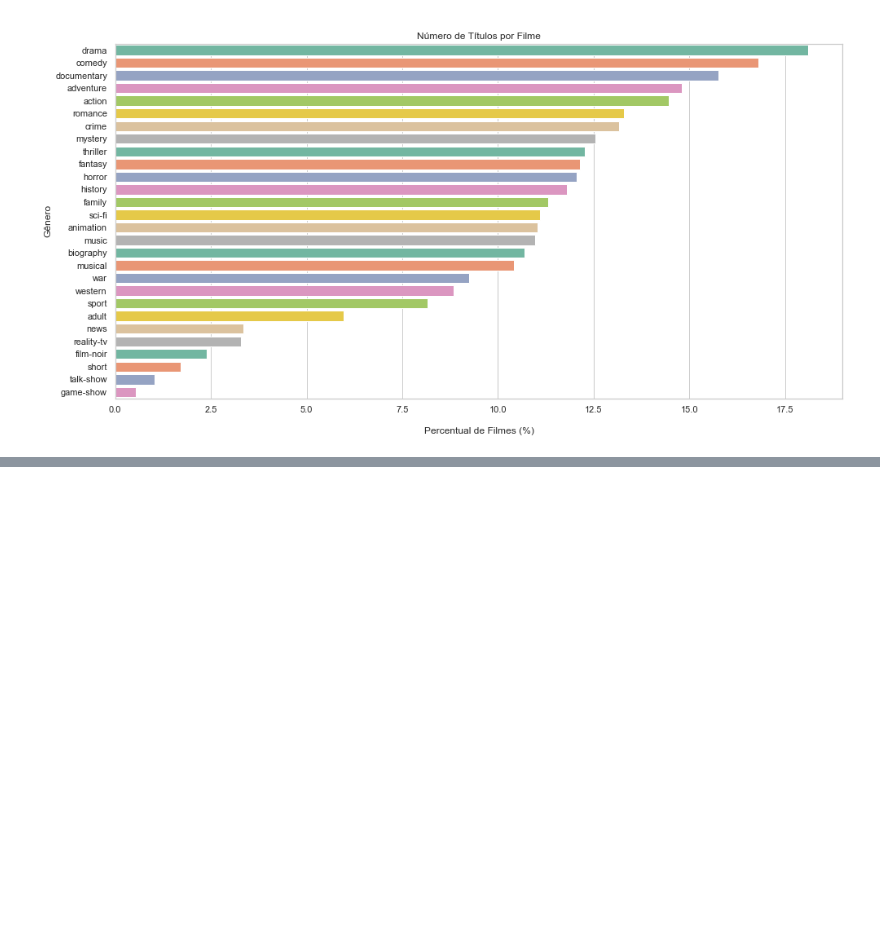
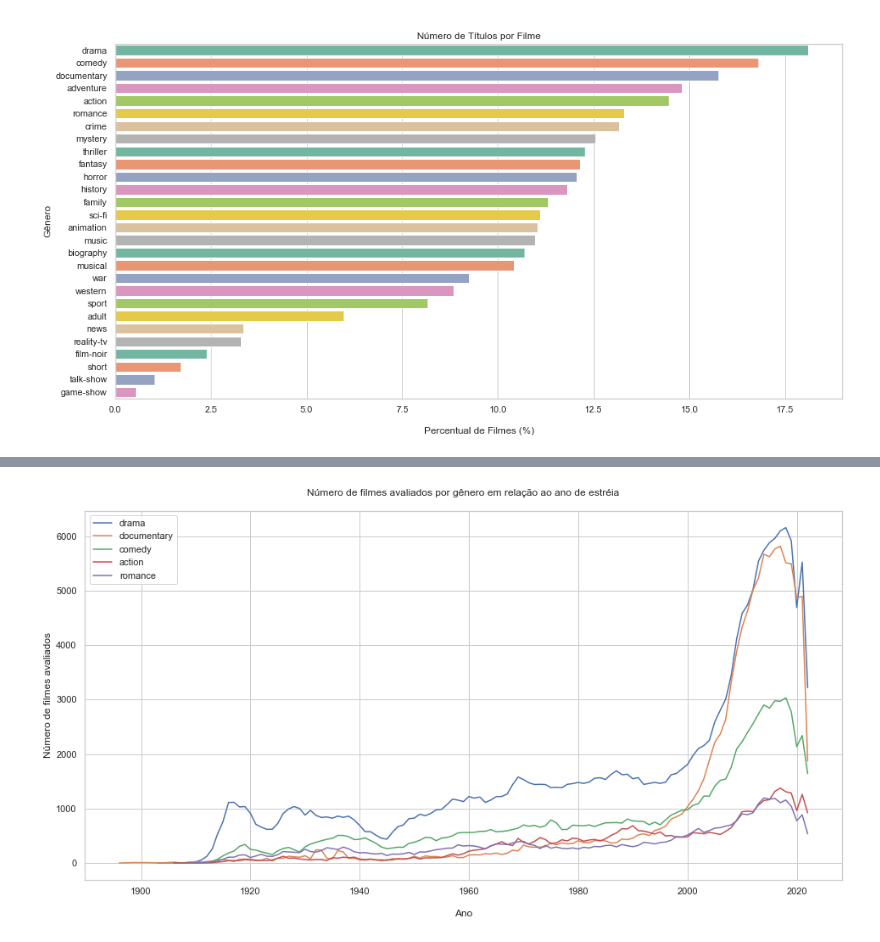
Before and after one commit to jrsilva051/MiniProjeto1-IMDB, a Jupyter notebook: miniProjeto1.ipynb, the cells around one changed output, grey strips where cells are left out. Saved outputs shown, nothing was run; the diff lists cells and outputs as text; code cells hidden in the pictures; blank space fills up the shorter version.

```diff
--- a/miniProjeto1.ipynb
+++ b/miniProjeto1.ipynb
@@ -249,0 +404,33 @@ plt.show()
+# %%
+unique_genres5 = list_unique_genres(result5)
+# %%
+genres_count = []
+for genre in unique_genres5:
+    query = "SELECT COUNT(*) as count FROM titles WHERE genres LIKE '%" + genre + "%' AND type = 'movie' AND premiered <= 2022"
+    result = pd.read_sql_query(query, connection)
+    genres_count.append(result['count'].values[0])
+# %%
+df5_genres_count = pd.DataFrame()
+df5_genres_count['genres'] = unique_genres5
+df5_genres_count['count'] = genres_count
+# %%
+#Top 5
+df5_genres_count = df5_genres_count[df5_genres_count['genres'] != 'n']
+df5_genres_count = df5_genres_count.sort_values(by='count', ascending=False)
+top_genres = df5_genres_count.head()['genres'].values
+# %%
+#Gráfico
+plt.figure(figsize=(16,8))
+
+for genre in top_genres:
+    query = "SELECT COUNT(*) Number_of_movies, premiered Year FROM titles WHERE genres LIKe '%" + genre + "%'  AND type = 'movie' AND Year <= 2022 GROUP BY Year"
+    result = pd.read_sql_query(query, connection)
+    plt.plot(result['Year'], result['Number_of_movies'])
+
+plt.xlabel('\nAno')
+plt.ylabel('Número de filmes avaliados')
+plt.title('Número de filmes avaliados por gênero em relação ao ano de estréia\n')
+plt.legend(labels=top_genres)
+plt.show()
+# %% [output]
+[figure, added]
```
Also changed, not shown: parts of 22 cells of this notebook.
